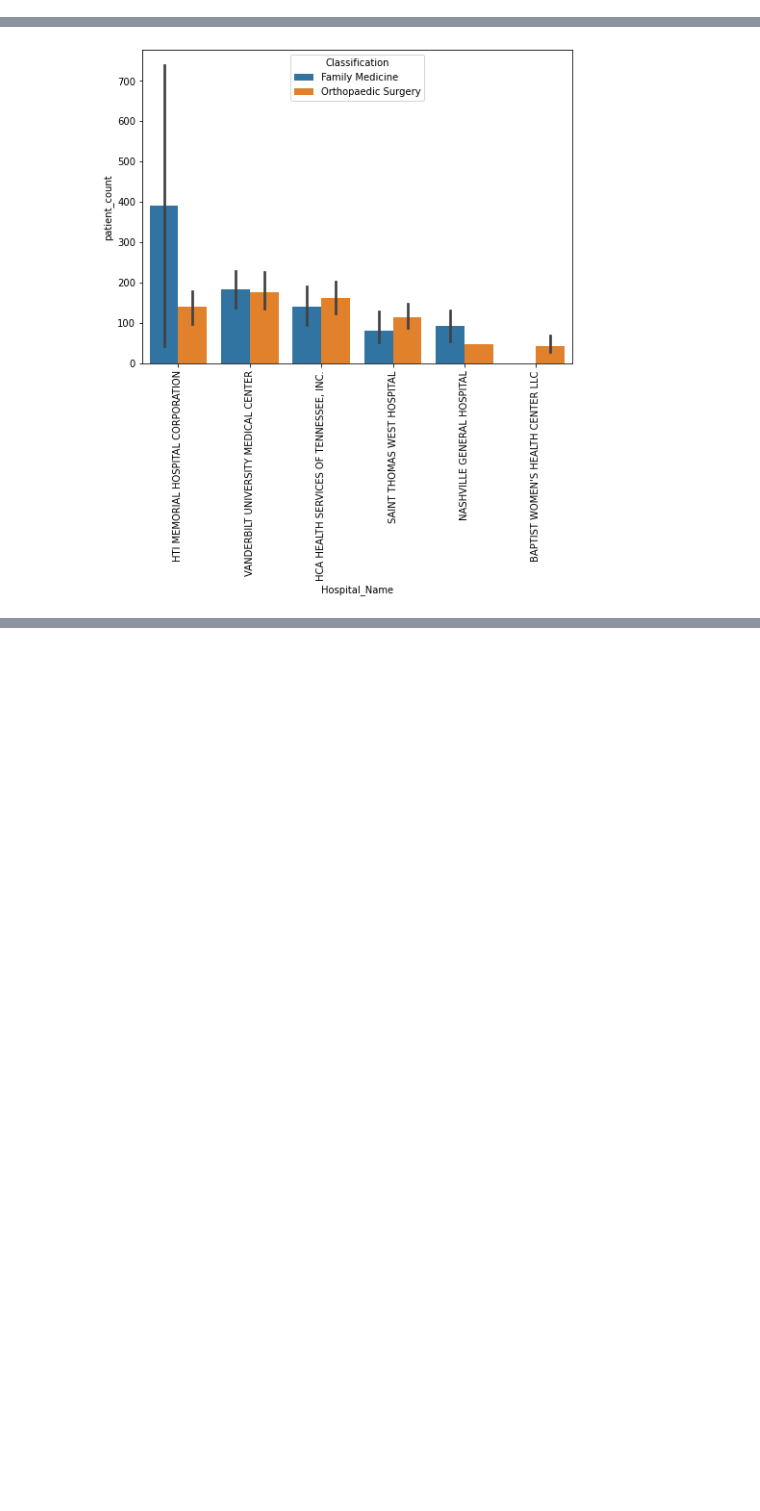
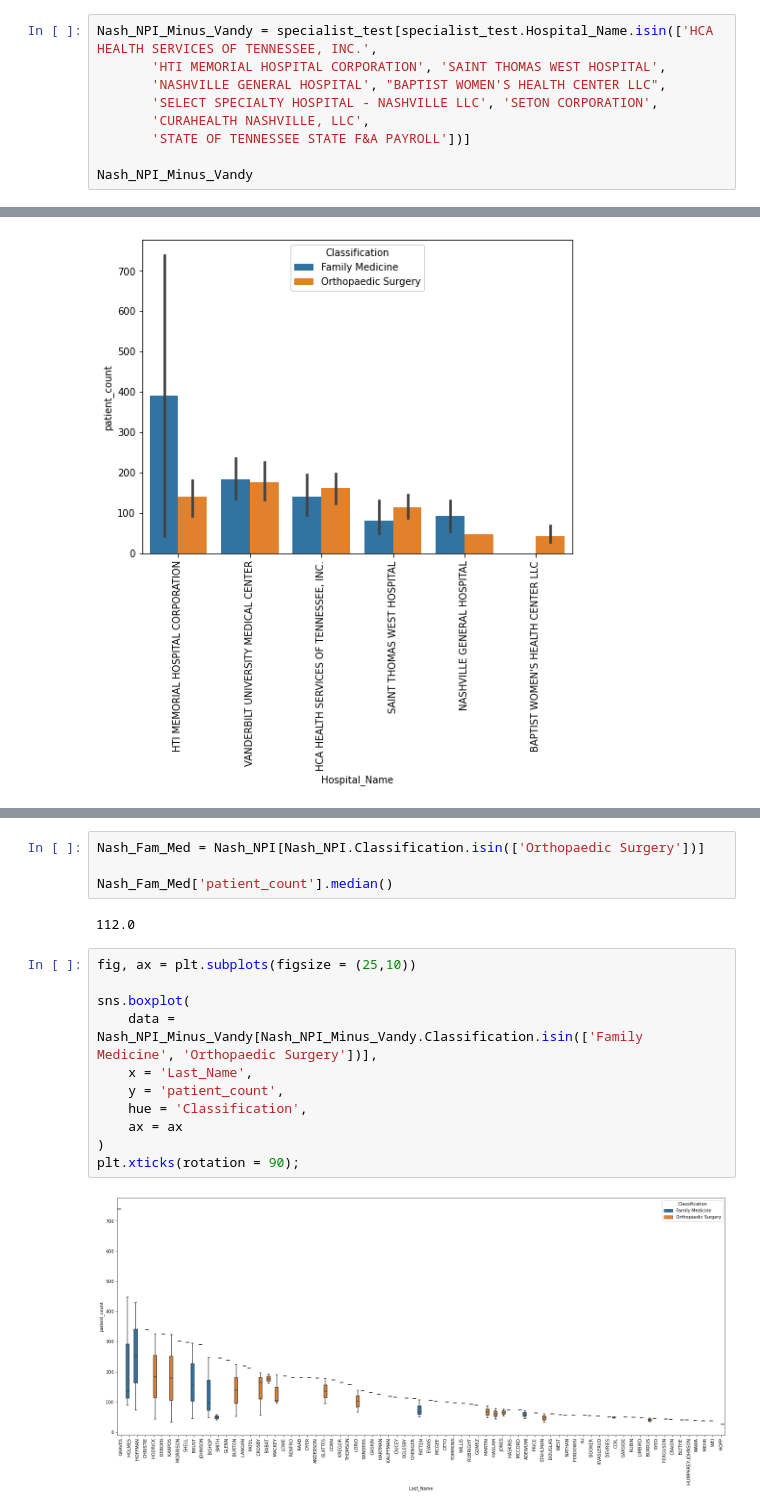
Before and after one commit to nss-data-science-cohort-6/hop_team-double-eagle-ii, a Jupyter notebook: Analysis -- v1.ipynb, the cells around one changed output, grey strips where cells are left out. Cells and saved outputs as stored; diff of their text form; blank space fills up the shorter version.

```diff
--- a/Analysis -- v1.ipynb
+++ b/Analysis -- v1.ipynb
@@ -241,3 +227,12 @@ Nash_NPI
 | 63888 | 1255605036 | 1568551455 | 12 | 55 | LISA | BOLTON | NASHVILLE GENERAL HOSPITAL | ... |
 | 63893 | 1508060872 | 1558408633 | 12 | 154 | LAWRENCE | GAINES | VANDERBILT UNIVERSITY MEDICAL CENTER | ... |
 3495 rows × 8 columns
+# %%
+Nash_NPI_Minus_Vandy = specialist_test[specialist_test.Hospital_Name.isin(['HCA HEALTH SERVICES OF TENNESSEE, INC.',
+       'HTI MEMORIAL HOSPITAL CORPORATION', 'SAINT THOMAS WEST HOSPITAL',
+       'NASHVILLE GENERAL HOSPITAL', "BAPTIST WOMEN'S HEALTH CENTER LLC",
+       'SELECT SPECIALTY HOSPITAL - NASHVILLE LLC', 'SETON CORPORATION',
+       'CURAHEALTH NASHVILLE, LLC',
+       'STATE OF TENNESSEE STATE F&A PAYROLL'])]
+
+Nash_NPI_Minus_Vandy
@@ -286,0 +325,19 @@ plt.xticks(rotation = 90);
+# %%
+Nash_Fam_Med = Nash_NPI[Nash_NPI.Classification.isin(['Orthopaedic Surgery'])]
+
+Nash_Fam_Med['patient_count'].median()
+# %% [output]
+112.0
+# %%
+fig, ax = plt.subplots(figsize = (25,10))
+
+sns.boxplot(
+    data = Nash_NPI_Minus_Vandy[Nash_NPI_Minus_Vandy.Classification.isin(['Family Medicine', 'Orthopaedic Surgery'])],
+    x = 'Last_Name',
+    y = 'patient_count',
+    hue = 'Classification',
+    ax = ax
+)
+plt.xticks(rotation = 90);
+# %% [output]
+[figure, added]
```
Also changed, not shown: parts of 8 cells of this notebook.
